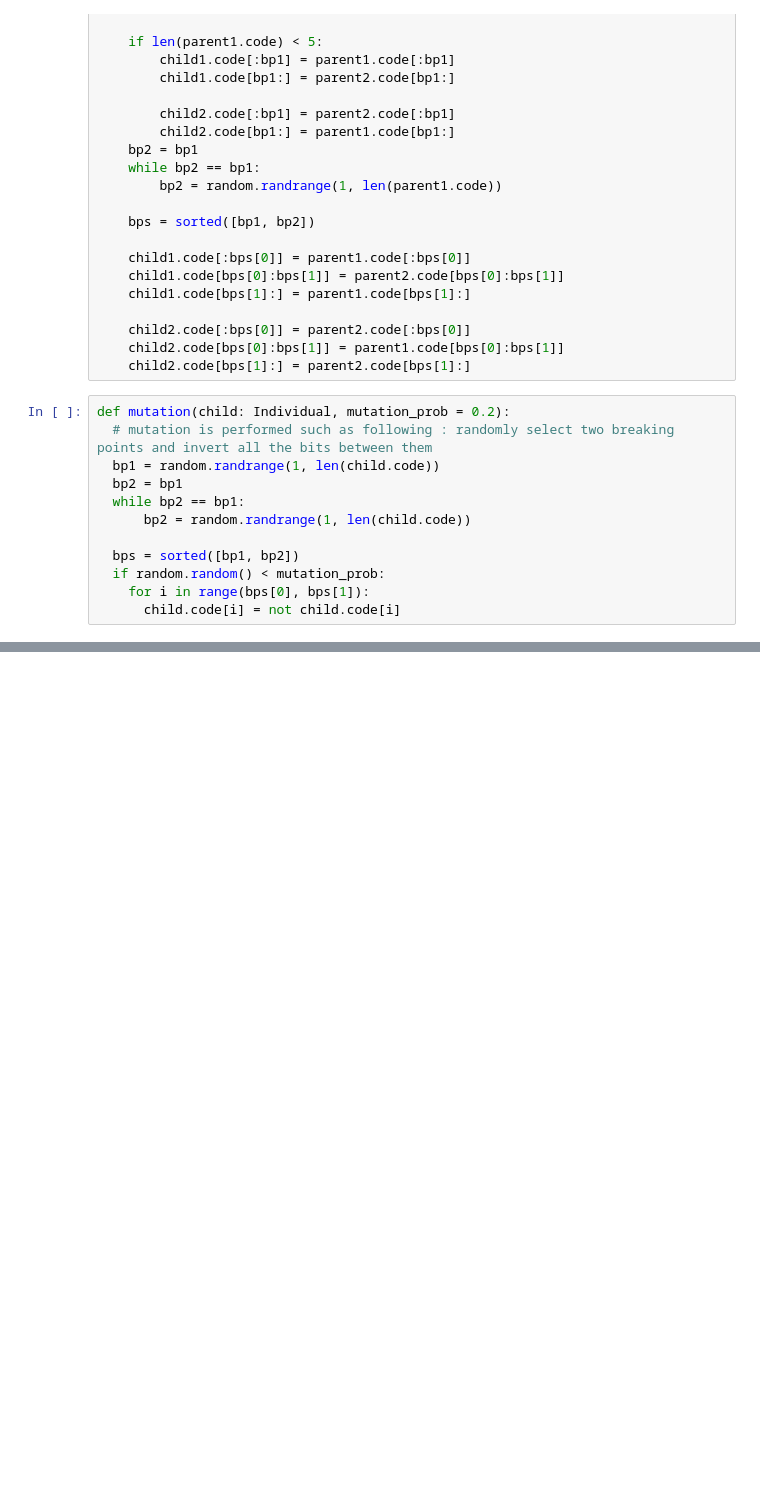
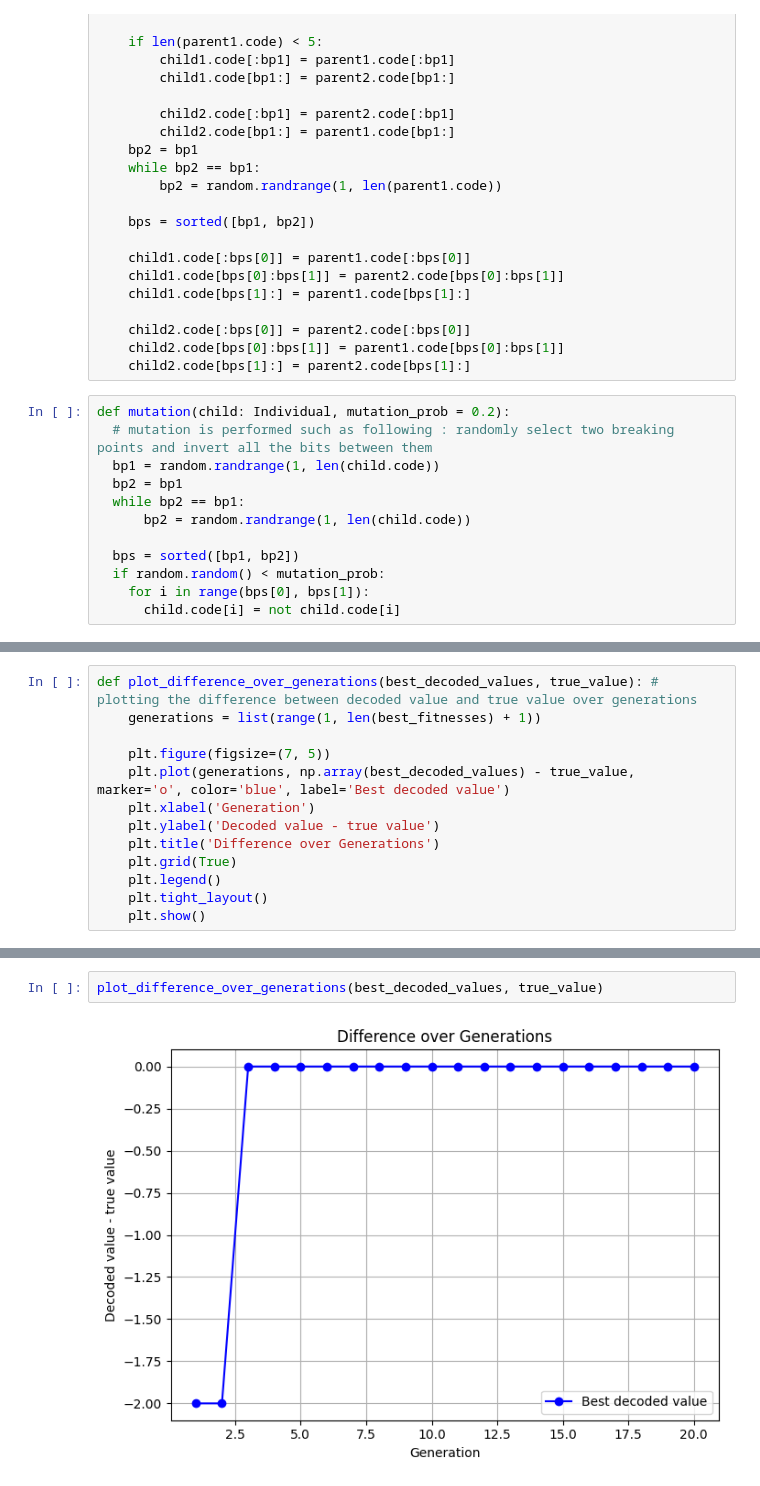
Before and after one commit to djurdjam02/CIProject, a Jupyter notebook: main.ipynb, the cells around one changed output, grey strips where cells are left out. Cells and saved outputs as stored; diff of their text form; blank space fills up the shorter version.

```diff
--- a/main.ipynb
+++ b/main.ipynb
@@ -366,3 +386,16 @@ population = ga(population, 20, 2, 0.2)
+# %%
+def plot_difference_over_generations(best_decoded_values, true_value): # plotting the difference between decoded value and true value over generations
+    generations = list(range(1, len(best_fitnesses) + 1))
+
+    plt.figure(figsize=(7, 5))
+    plt.plot(generations, np.array(best_decoded_values) - true_value, marker='o', color='blue', label='Best decoded value')
+    plt.xlabel('Generation')
+    plt.ylabel('Decoded value - true value')
+    plt.title('Difference over Generations')
+    plt.grid(True)
+    plt.legend()
+    plt.tight_layout()
+    plt.show()
 # %%
 best_predicted_nan_value = max(population, key = lambda x: x.fitness)
 best_predicted_nan_value_decoded, row, col = best_predicted_nan_value.decode()
@@ -374,0 +408,4 @@ Predicted value for null in RCBD table with GA is: 15.0
+# %%
+plot_difference_over_generations(best_decoded_values, true_value)
+# %% [output]
+[figure, added]
```
Also changed, not shown: parts of 10 cells of this notebook.
